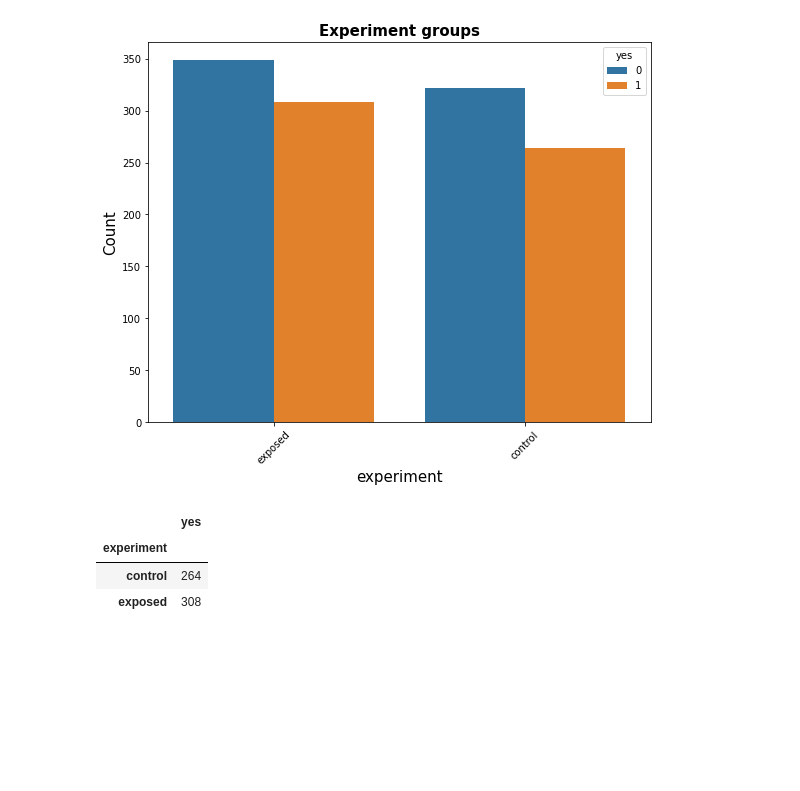
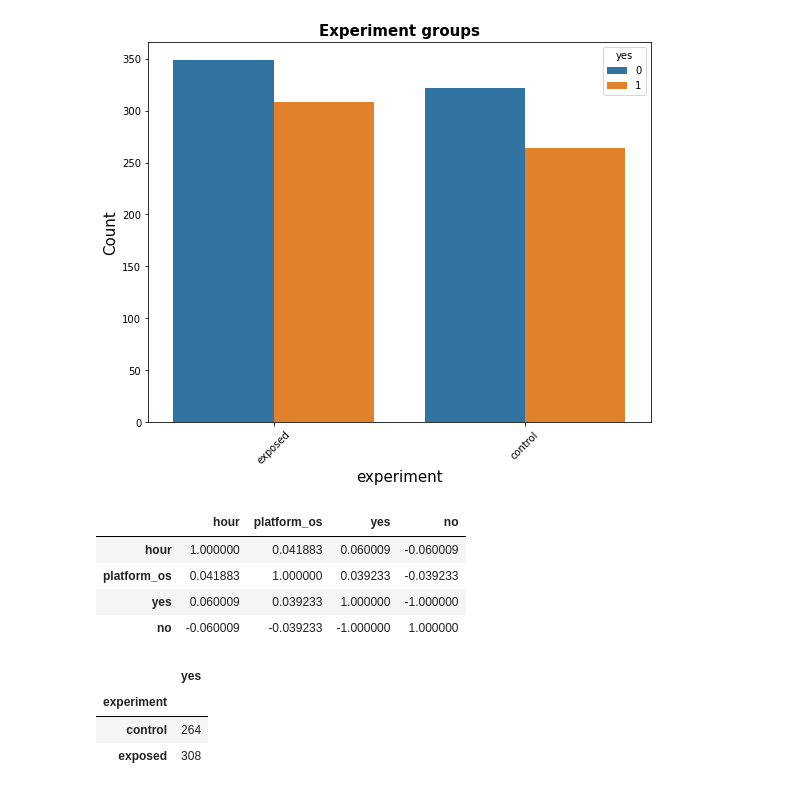
Before and after one commit to benbel376/SmartAd_service_analysis, a Jupyter notebook: notebooks/data_overview.ipynb, the cells around one changed output. Saved outputs shown, nothing was run; the diff lists cells and outputs as text; code cells hidden in the pictures; blank space fills up the shorter version.

Commit message:
Installing Pandasql, correlation Graph

```diff
--- a/notebooks/data_overview.ipynb
+++ b/notebooks/data_overview.ipynb
@@ -112,6 +122,16 @@ Text(0.5, 1.0, 'Distribution of hour ')
 viz.plot_bar(clean_df,"experiment", "yes", "Experiment groups")
 # %% [output]
 [figure]
+# %%
+# plotting a correlation
+corr = clean_df.corr()
+corr.style.background_gradient(cmap='coolwarm')
+# %% [output]
+|  | hour | platform_os | yes | no |
+| hour | 1.000000 | 0.041883 | 0.060009 | -0.060009 |
+| platform_os | 0.041883 | 1.000000 | 0.039233 | -0.039233 |
+| yes | 0.060009 | 0.039233 | 1.000000 | -1.000000 |
+| no | -0.060009 | -0.039233 | -1.000000 | 1.000000 |
 # %%
 # the aggregation of the data by experiment
 
```
Also changed, not shown: parts of 4 cells of this notebook.
